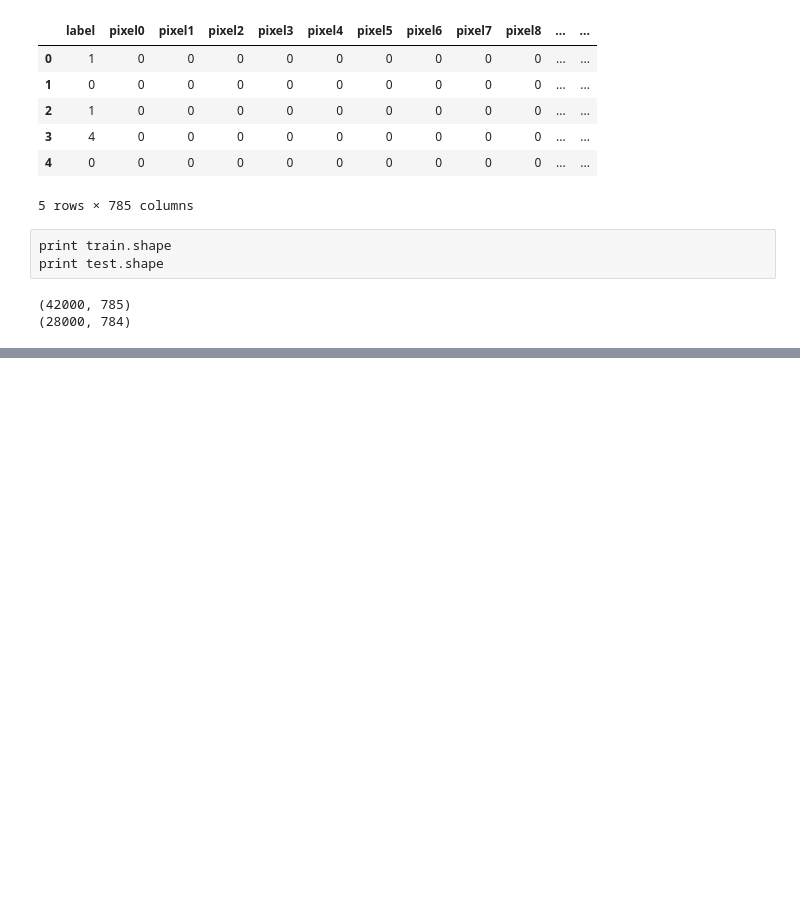
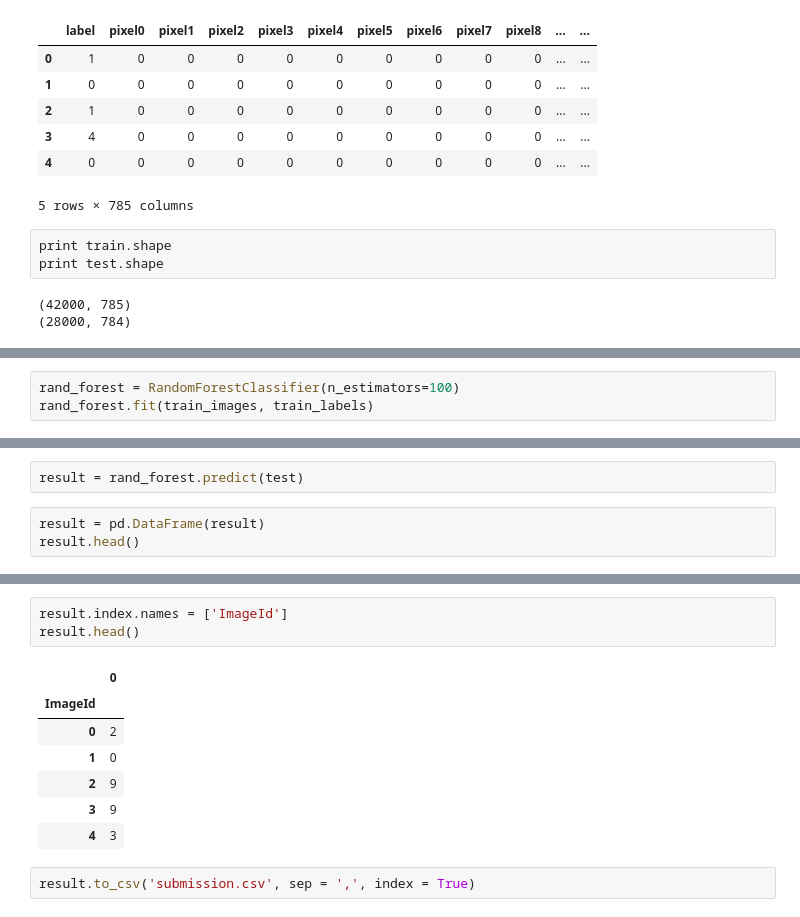
Before and after one commit to sglembocki/personal_projects, a Jupyter notebook: DigitRecognizer/DigitRecognizer.ipynb, the cells around one changed output, grey strips where cells are left out. Drawn from its saved outputs; the diff is of its cells as text; blank space fills up the shorter version.

```diff
--- a/DigitRecognizer/DigitRecognizer.ipynb
+++ b/DigitRecognizer/DigitRecognizer.ipynb
@@ -35,0 +45,3 @@ print test.shape
+# %%
+rand_forest = RandomForestClassifier(n_estimators=100)
+rand_forest.fit(train_images, train_labels)
@@ -35,0 +55,5 @@ print test.shape
+# %%
+result = rand_forest.predict(test)
+# %%
+result = pd.DataFrame(result)
+result.head()
@@ -35,0 +67,13 @@ print test.shape
+# %%
+result.index.names = ['ImageId']
+result.head()
+# %% [output]
+|  | 0 |
+| ImageId |  |
+| 0 | 2 |
+| 1 | 0 |
+| 2 | 9 |
+| 3 | 9 |
+| 4 | 3 |
+# %%
+result.to_csv('submission.csv', sep = ',', index = True)
```
Also changed, not shown: parts of 8 cells of this notebook, 2 other files.
